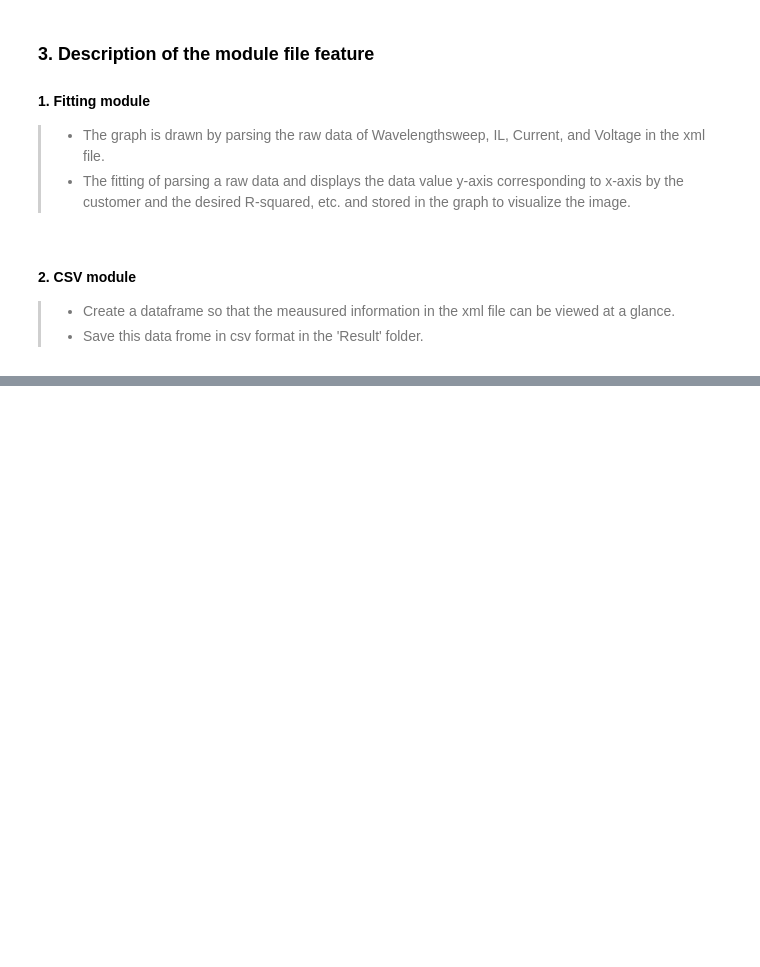
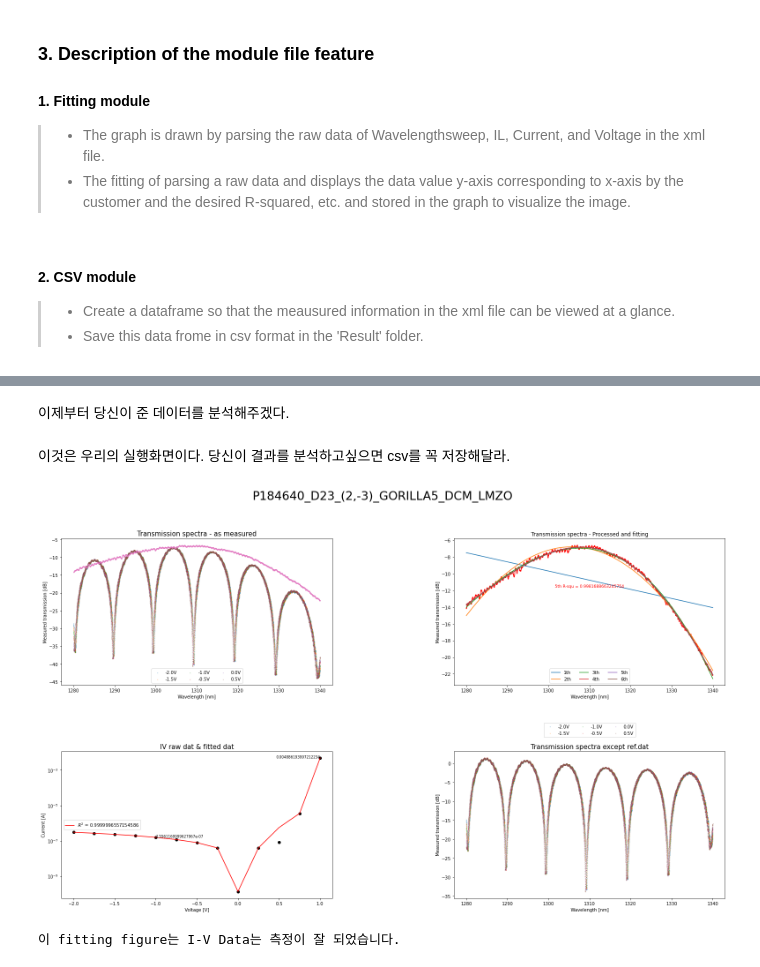
Before and after one commit to Jeon-suin/PE02_A02_SBBFU-1, a Jupyter notebook: Final Document.ipynb, the cells around one changed output, grey strips where cells are left out. Saved outputs shown, nothing was run; the diff lists cells and outputs as text; code cells hidden in the pictures; blank space fills up the shorter version.

```diff
--- a/Final Document.ipynb
+++ b/Final Document.ipynb
@@ -73,17 +73,3 @@
 
   >- Create a dataframe so that the meausured information in the xml file can be viewed at a glance.
   >- Save this data frome in csv format in the 'Result' folder.
-# %%
-from src import process , IVfitting, Measured_Spectra , Processed_spectra , Ref_fitting ,tocsv
-
-file_path = '.\dat\P184640\D07\**\*LMZ?.xml'
-save_figure = 'F'
-show_figure = 'T'
-save_csv = 'T'
-
-xml=[]
-for filename in glob.glob(file_path, recursive= True):
-    xml.append(filename)
-
-    # fitting 실행
-process.fitting(xml[0],save_figure,show_figure)
@@ -187,0 +76,2 @@ procwssfitting('.\dat\P184640\D07\20190715_190855\P184640_D07_(0,0)_GORILLA5_DCM
+# %% [markdown]
+이제부터 당신이 준 데이터를 분석해주겠다.
@@ -187,0 +80,61 @@ procwssfitting('.\dat\P184640\D07\20190715_190855\P184640_D07_(0,0)_GORILLA5_DCM
+# %% [markdown]
+이것은 우리의 실행화면이다. 당신이 결과를 분석하고싶으면 csv를 꼭 저장해달라.
+# %%
+from src import process
+import os
+import glob
+import random
+
+file_path = '.\dat\P184640\**\*LMZ?.xml'
+
+xml = []
+for filename in glob.glob(file_path, recursive=True):
+    xml.append(filename)
+
+i = random.randint(0,98)
+
+def function(i):
+    if 41< i <56 :
+        process.fitting(xml[i],1,1)
+        print('이 fitting figure는 I-V Data 측정이 잘못되었습니다.')
+
+    elif 69< i <84 :
+        process.fitting(xml[i],1,1)
+        print('이 fitting figure는 I-V Data 측정이 잘못되었습니다.')
+
+    else:
+        process.fitting(xml[i],1,1)
+        print('이 fitting figure는 I-V Data는 측정이 잘 되었습니다.')
+
+
+if 41< i <56 :
+    a = random.randint(0,98)
+    function(a)
+    if 41<a<56:
+        b = random.randint(0,98)
+        function(b)
+    elif 69< a < 84:
+        b = random.randint(0,98)
+        function(b)
+    else:
+        process.fitting(xml[a],1,1)
+        print('이 fitting figure는 I-V Data는 측정이 잘 되었습니다.')
+
+elif 69< i <84:
+    a = random.randint(0,98)
+    function(a)
+    if 41<a<56:
+        b = random.randint(0,98)
+    elif 69< a < 84:
+        b = random.randint(0,98)
+        function(b)
+    else:
+        process.fitting(xml[a],1,1)
+        print('이 fitting figure는 I-V Data는 측정이 잘 되었습니다.')
+
+else:
+    process.fitting(xml[i],1,1)
+    print('이 fitting figure는 I-V Data는 측정이 잘 되었습니다.')
+# %% [output]
+[figure, added]
+이 fitting figure는 I-V Data는 측정이 잘 되었습니다.
```
Also changed, not shown: parts of 19 cells of this notebook, 4 other files.
